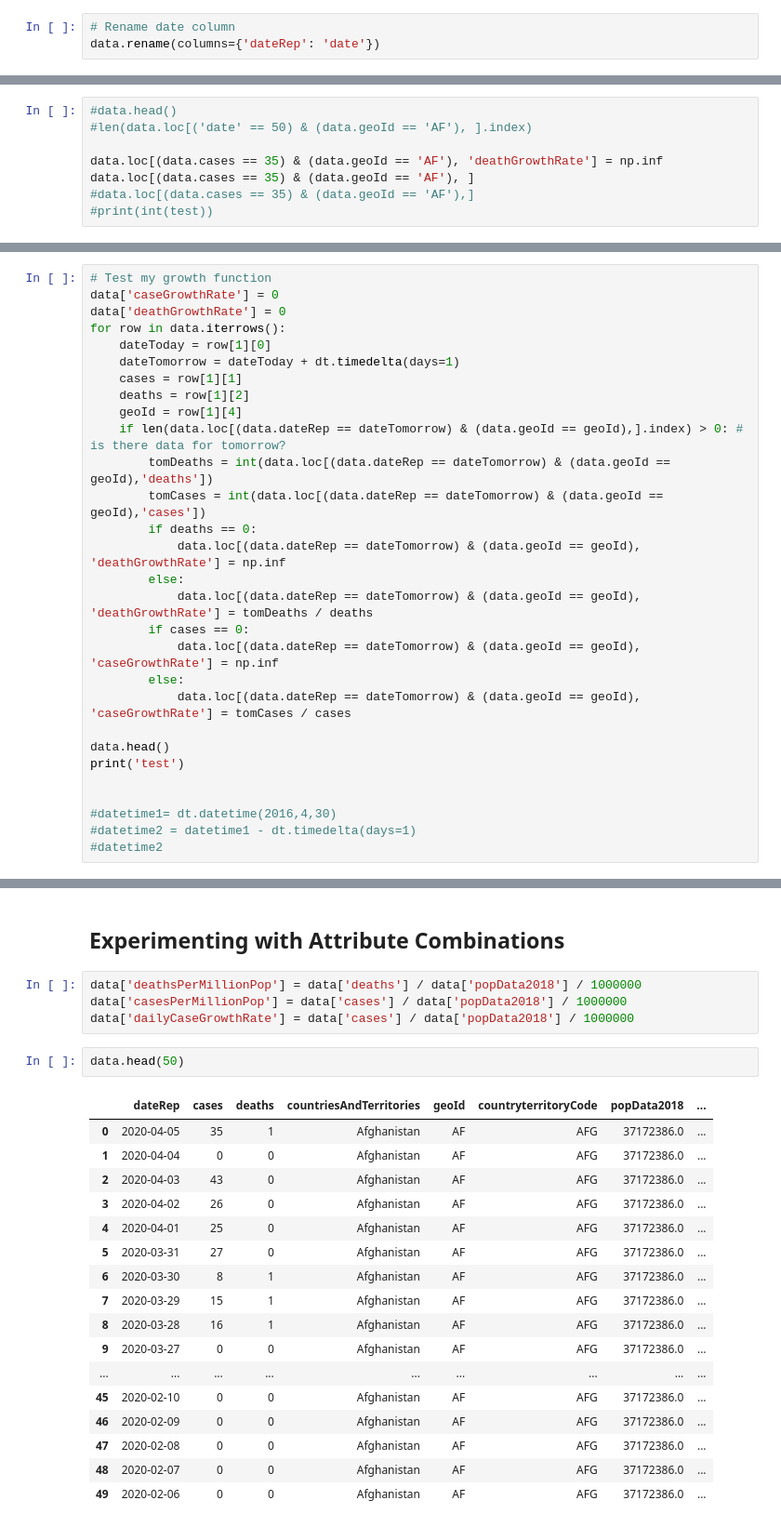
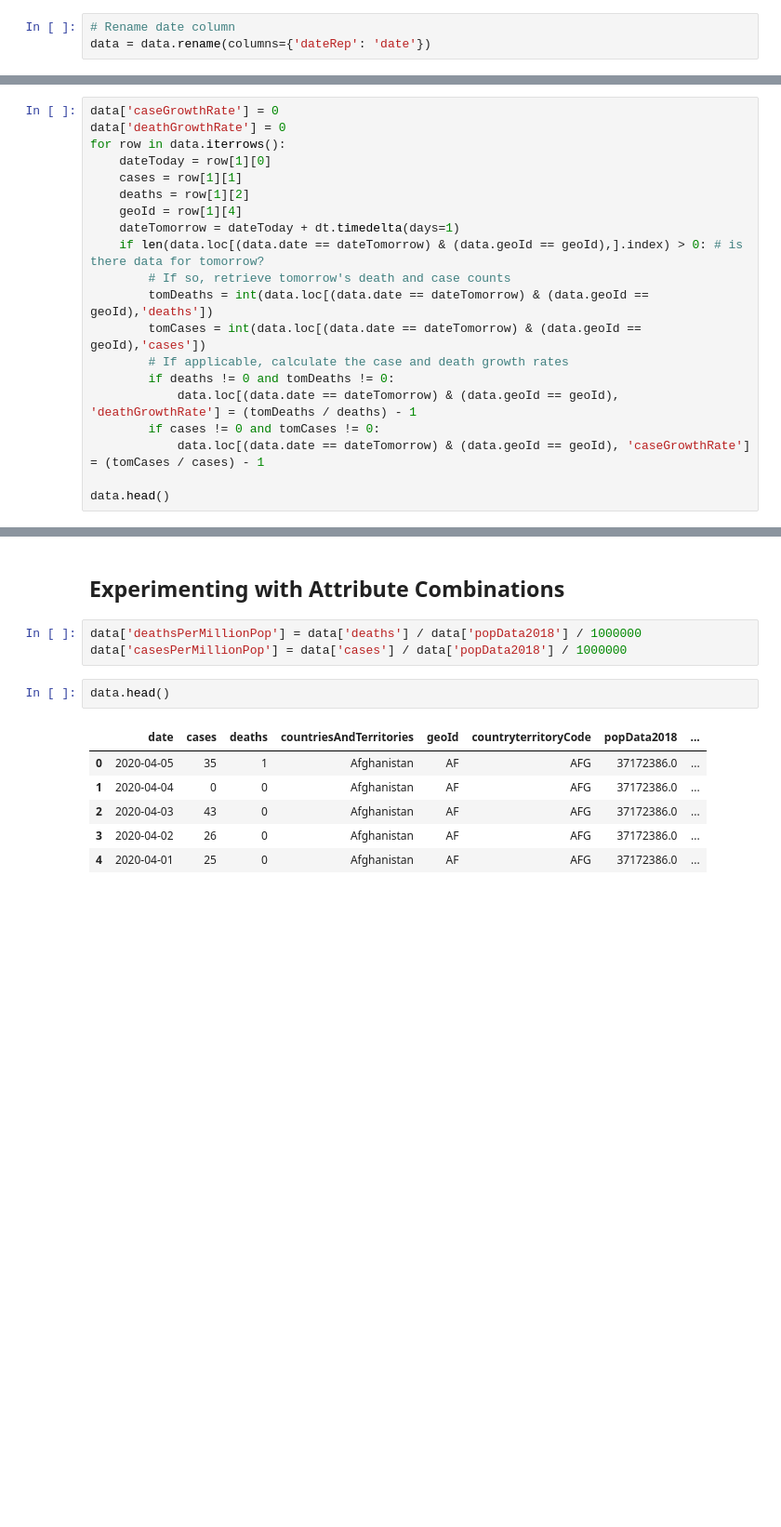
Before and after one commit to be2112/modeling_projects, a Jupyter notebook: covid-19/results/2020-04-05/Exploratory Data Analysis.ipynb, the cells around one changed output, grey strips where cells are left out. Shown at 93% size. Cells and saved outputs as stored; diff of their text form; blank space fills up the shorter version.

Commit message:
- Completed covid-19 exploratory data analysis

```diff
--- a/covid-19/results/2020-04-05/Exploratory Data Analysis.ipynb
+++ b/covid-19/results/2020-04-05/Exploratory Data Analysis.ipynb
@@ -77,3 +46,3 @@ data.drop(['day', 'month', 'year'], axis=1, inplace=True)
 # %%
 # Rename date column
-data.rename(columns={'dateRep': 'date'})
+data = data.rename(columns={'dateRep': 'date'})
@@ -166,8 +136,0 @@ hello
-# %%
-#data.head()
-#len(data.loc[('date' == 50) & (data.geoId == 'AF'), ].index)
-
-data.loc[(data.cases == 35) & (data.geoId == 'AF'), 'deathGrowthRate'] = np.inf
-data.loc[(data.cases == 35) & (data.geoId == 'AF'), ]
-#data.loc[(data.cases == 35) & (data.geoId == 'AF'),]
-#print(int(test))
@@ -177,30 +139,21 @@ data.loc[(data.cases == 35) & (data.geoId == 'AF'), ]
 # %%
-# Test my growth function
 data['caseGrowthRate'] = 0
 data['deathGrowthRate'] = 0
 for row in data.iterrows():
     dateToday = row[1][0]
-    dateTomorrow = dateToday + dt.timedelta(days=1)
     cases = row[1][1]
     deaths = row[1][2]
     geoId = row[1][4]
-    if len(data.loc[(data.dateRep == dateTomorrow) & (data.geoId == geoId),].index) > 0: # is there data for tomorrow?
-        tomDeaths = int(data.loc[(data.dateRep == dateTomorrow) & (data.geoId == geoId),'deaths'])
-        tomCases = int(data.loc[(data.dateRep == dateTomorrow) & (data.geoId == geoId),'cases'])
-        if deaths == 0:
-            data.loc[(data.dateRep == dateTomorrow) & (data.geoId == geoId), 'deathGrowthRate'] = np.inf
-        else:
-            data.loc[(data.dateRep == dateTomorrow) & (data.geoId == geoId), 'deathGrowthRate'] = tomDeaths / deaths
-        if cases == 0:
-            data.loc[(data.dateRep == dateTomorrow) & (data.geoId == geoId), 'caseGrowthRate'] = np.inf
-        else:
-            data.loc[(data.dateRep == dateTomorrow) & (data.geoId == geoId), 'caseGrowthRate'] = tomCases / cases
+    dateTomorrow = dateToday + dt.timedelta(days=1)
+    if len(data.loc[(data.date == dateTomorrow) & (data.geoId == geoId),].index) > 0: # is there data for tomorrow?
+        # If so, retrieve tomorrow's death and case counts
+        tomDeaths = int(data.loc[(data.date == dateTomorrow) & (data.geoId == geoId),'deaths'])
+        tomCases = int(data.loc[(data.date == dateTomorrow) & (data.geoId == geoId),'cases'])
+        # If applicable, calculate the case and death growth rates
+        if deaths != 0 and tomDeaths != 0:
+            data.loc[(data.date == dateTomorrow) & (data.geoId == geoId), 'deathGrowthRate'] = (tomDeaths / deaths) - 1
+        if cases != 0 and tomCases != 0:
+            data.loc[(data.date == dateTomorrow) & (data.geoId == geoId), 'caseGrowthRate'] = (tomCases / cases) - 1
 
 data.head()
-print('test')
-
-
-#datetime1= dt.datetime(2016,4,30)
-#datetime2 = datetime1 - dt.timedelta(days=1)
-#datetime2
 # %% [output]
@@ -210,24 +168,12 @@ test
 # %%
 data['deathsPerMillionPop'] = data['deaths'] / data['popData2018'] / 1000000
 data['casesPerMillionPop'] = data['cases'] / data['popData2018'] / 1000000
-data['dailyCaseGrowthRate'] = data['cases'] / data['popData2018'] / 1000000
 # %%
-data.head(50)
+data.head()
 # %% [output]
-|  | dateRep | cases | deaths | countriesAndTerritories | geoId | countryterritoryCode | popData2018 | ... |
+|  | date | cases | deaths | countriesAndTerritories | geoId | countryterritoryCode | popData2018 | ... |
 | 0 | 2020-04-05 | 35 | 1 | Afghanistan | AF | AFG | 37172386.0 | ... |
 | 1 | 2020-04-04 | 0 | 0 | Afghanistan | AF | AFG | 37172386.0 | ... |
 | 2 | 2020-04-03 | 43 | 0 | Afghanistan | AF | AFG | 37172386.0 | ... |
 | 3 | 2020-04-02 | 26 | 0 | Afghanistan | AF | AFG | 37172386.0 | ... |
 | 4 | 2020-04-01 | 25 | 0 | Afghanistan | AF | AFG | 37172386.0 | ... |
-| 5 | 2020-03-31 | 27 | 0 | Afghanistan | AF | AFG | 37172386.0 | ... |
-| 6 | 2020-03-30 | 8 | 1 | Afghanistan | AF | AFG | 37172386.0 | ... |
-| 7 | 2020-03-29 | 15 | 1 | Afghanistan | AF | AFG | 37172386.0 | ... |
-| 8 | 2020-03-28 | 16 | 1 | Afghanistan | AF | AFG | 37172386.0 | ... |
-| 9 | 2020-03-27 | 0 | 0 | Afghanistan | AF | AFG | 37172386.0 | ... |
-| ... | ... | ... | ... | ... | ... | ... | ... | ... |
-| 45 | 2020-02-10 | 0 | 0 | Afghanistan | AF | AFG | 37172386.0 | ... |
-| 46 | 2020-02-09 | 0 | 0 | Afghanistan | AF | AFG | 37172386.0 | ... |
-| 47 | 2020-02-08 | 0 | 0 | Afghanistan | AF | AFG | 37172386.0 | ... |
-| 48 | 2020-02-07 | 0 | 0 | Afghanistan | AF | AFG | 37172386.0 | ... |
-| 49 | 2020-02-06 | 0 | 0 | Afghanistan | AF | AFG | 37172386.0 | ... |
```
Also changed, not shown: parts of 33 cells of this notebook, 4 other files.
